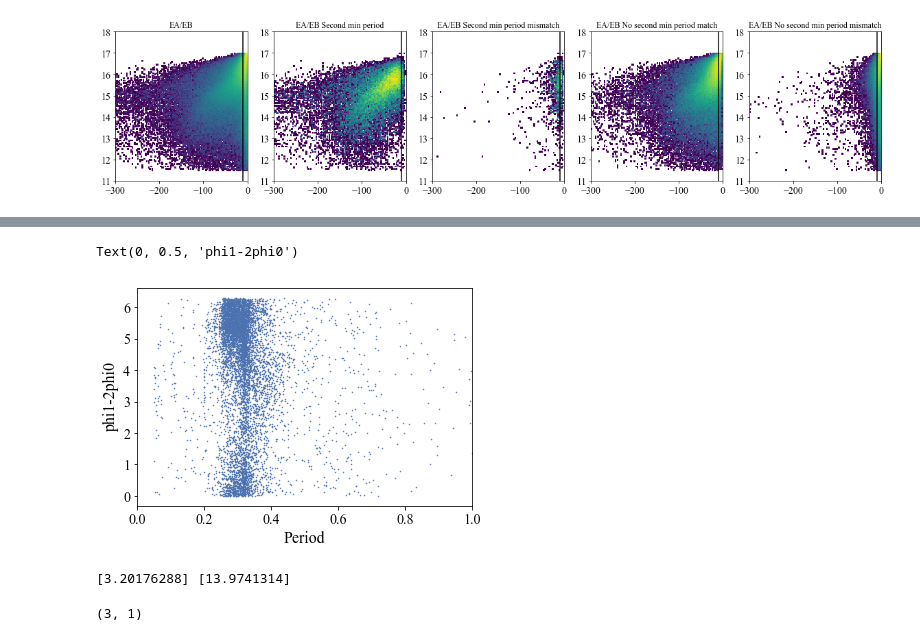
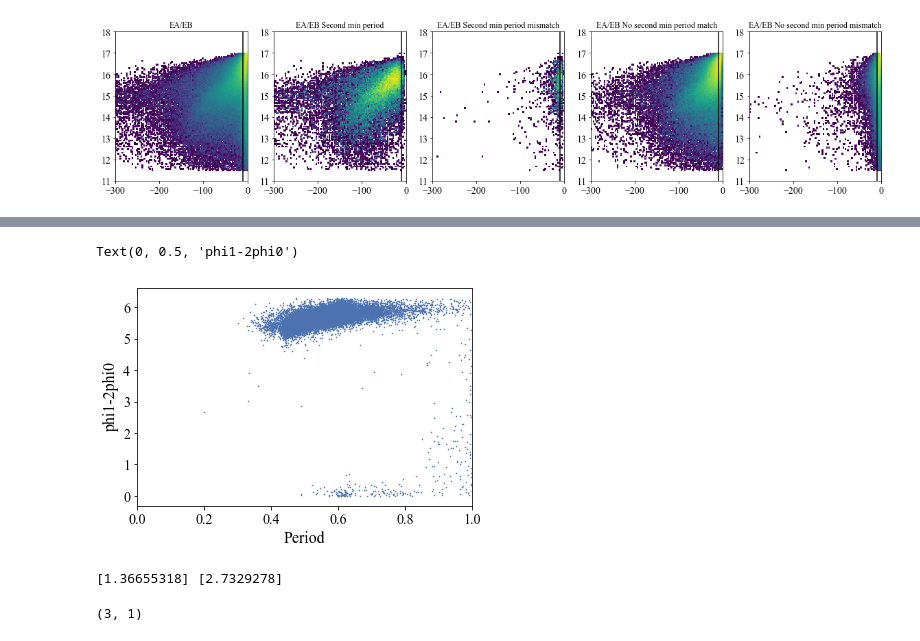
Before and after one commit to thomasmolnar/virac_classifier, a Jupyter notebook: test_notebooks/var_cat.ipynb, the cells around one changed output, grey strips where cells are left out. Saved outputs shown, nothing was run; the diff lists cells and outputs as text; code cells hidden in the pictures.

```diff
--- a/test_notebooks/var_cat.ipynb
+++ b/test_notebooks/var_cat.ipynb
@@ -100,19 +153,19 @@ Text(0.5, 1.0, 'EA/EB No second min period match')
 # %%
 # plt.plot(v['lsq_period'][(v['var_class']=='EA/EB')&(v['log10_fap']<-40)],
 #          (v['phi_1']-2*v['phi_0'])[(v['var_class']=='EA/EB')&(v['log10_fap']<-40)]%(2.*np.pi),'.',ms=1);
 
-plt.plot(v['lsq_period'][(v['var_class']=='RRc')&(v['log10_fap']<-10)],
-         (v['phi_1']-2*v['phi_0'])[(v['var_class']=='RRc')&(v['log10_fap']<-10)]%(2.*np.pi),'.',ms=1);
+plt.plot(v['lsq_period'][(v['var_class']=='RRab')&(v['log10_fap']<-50)],
+         (v['phi_1']-2*v['phi_0'])[(v['var_class']=='RRab')&(v['log10_fap']<-50)]%(2.*np.pi),'.',ms=1);
 
 # plt.plot(v['lsq_period'][(v['var_class']=='EW')&(v['log10_fap']<-40)],
 #          (v['phi_1']-2*v['phi_0'])[(v['var_class']=='EW')&(v['log10_fap']<-40)]%(2.*np.pi),'.',ms=1);
 
 plt.xlim(0.,1.)
 plt.xlabel('Period')
 plt.ylabel('phi1-2phi0')
 # %% [output]
 Text(0, 0.5, 'phi1-2phi0')
-[figure, old version]
+[figure, new version]
 # %%
 import sys
 # sys.path.append('../../../../variability/')
@@ -121,10 +174,10 @@ from fine_classif.feat_extract.compute_feats import compute_peak_properties, opt
 from fine_classif.feat_extract import *
 from fine_classif.feat_extract.lc_utils import *
 # %%
-ii=0
+ii=5
 typee='EA/EB'
 fltr = (v['var_class']==typee)&(v['ks_n_detections']>1000)
-fltr = (v['sourceid']==8700868005182)
+# fltr = (v['sourceid']==8700868005182)
 sid,period,cat_period=v[['sourceid']][fltr].values[ii], v[['ls_period']][fltr].values[ii], v[['cat_period']][fltr].values[ii]
 
 import sqlutilpy as sqlutil
@@ -144,6 +197,7 @@ print(period,cat_period)
 reg = optimum_regularization(ss['mag'].values,ss['error'].values)
 npoly=3
 min_f = np.float64(config['ls_min_freq'])
+max_f = np.float64(config['ls_max_freq'])
 # min_f = 1./10.
 NF=len(autofrequency(ss_original['mjdobs'].values,minimum_frequency=min_f,maximum_frequency=np.float64(config['ls_max_freq'])))
 # print(NF)
@@ -244,7 +298,7 @@ lsc_T=fourier_poly_chi2_fit_test(ss['mjdobs'].values,ss['mag'].values,ss['error'
 # print(lsc['amplitudes'])
 # print(lsc2['fourier_coeffs'])
 # %% [output]
-[3.20176288] [13.9741314]
+[1.36655318] [2.7329278]
 # %%
 lsc_T['lsq_npoly'], lsc_T['lsq_nterms']
 # %% [output]
```
Also changed, not shown: parts of 4 cells of this notebook, 9 other files.
